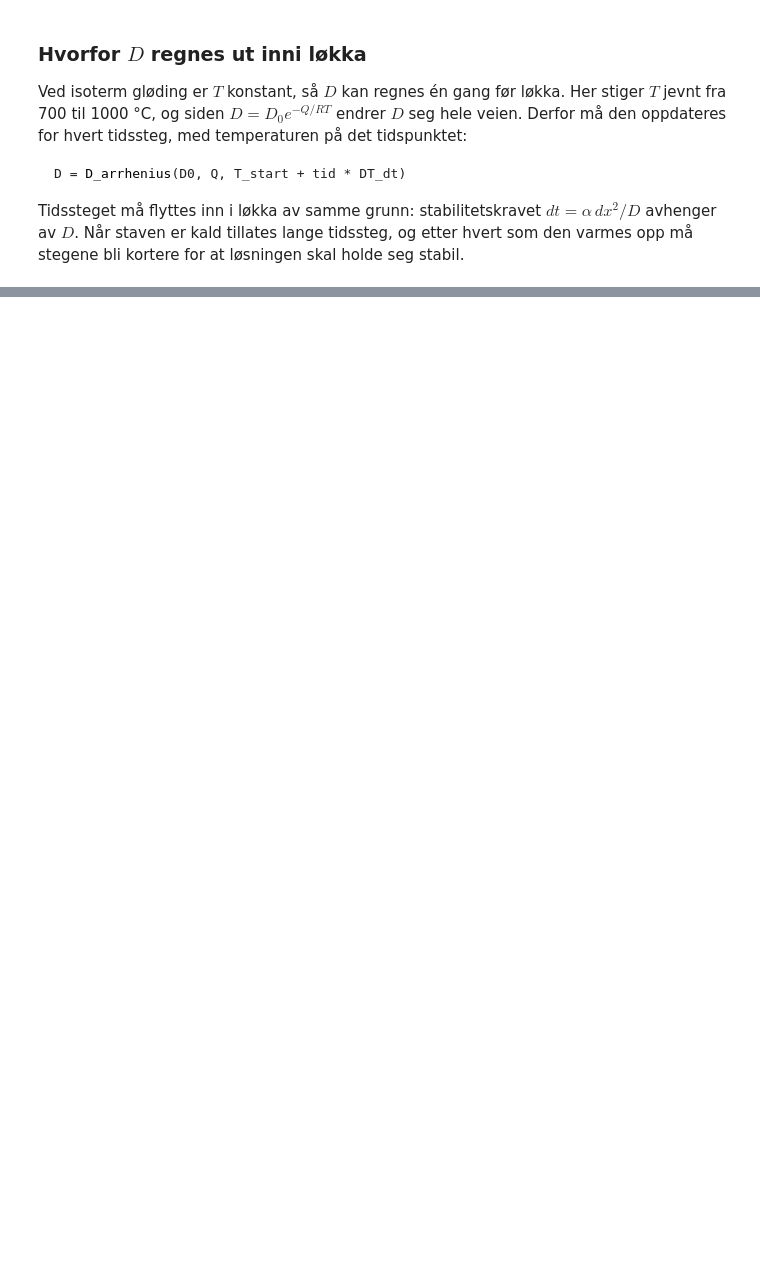
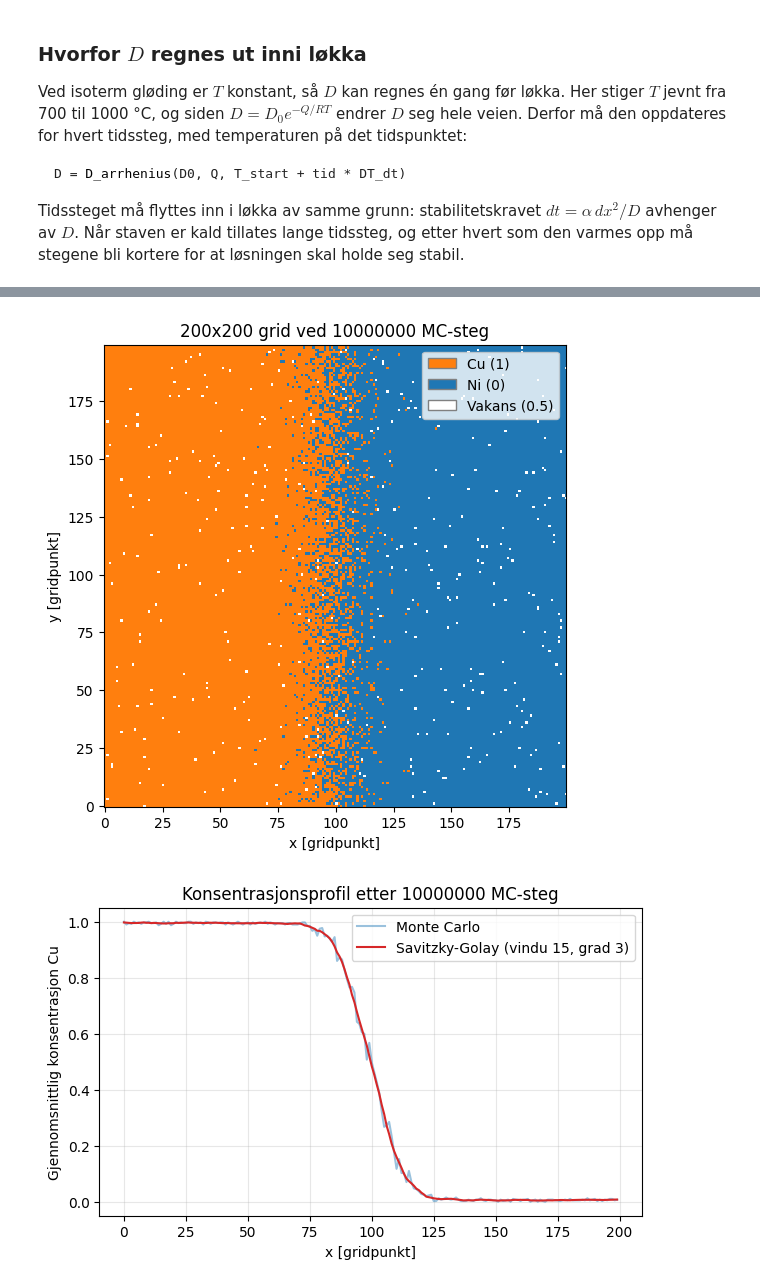
Before and after one commit to hedkjel/TMA4260-Project1, a Jupyter notebook: Isak Work/Isak prosjekt 1.ipynb, the cells around one changed output, grey strips where cells are left out. Saved outputs shown, nothing was run; the diff lists cells and outputs as text; code cells hidden in the pictures; blank space fills up the shorter version.

```diff
--- a/Isak Work/Isak prosjekt 1.ipynb
+++ b/Isak Work/Isak prosjekt 1.ipynb
@@ -323,11 +326,13 @@ Antall itterasjoner: 637
 # %%
+#---------------------------------------------------------------------
 #Monte carlo tilnærming for å finne ficks første lov gjennom vakanser
+#---------------------------------------------------------------------
 
 #----------- Parametere -----------------
-x_grid = 60
+x_grid = 200
 y_grid = 200
-Monte_carlo_steg = 10e6
-volum_vakans = 0.1 # prosent
+Monte_carlo_steg = 1e6*10
+volum_vakans = 1 # prosent
 
 Monte_carlo_steg = int(Monte_carlo_steg)
 volum_vakans = volum_vakans/100
@@ -373,33 +378,33 @@ farger = ListedColormap(['tab:blue', 'white', 'tab:orange'])
 norm = BoundaryNorm([-0.25, 0.25, 0.75, 1.25], farger.N)
 plt.figure(figsize=(6, 6))
 plt.imshow(Grid.T, cmap=farger, norm=norm, origin='lower', interpolation='nearest')
 plt.xlabel('x [gridpunkt]')
 plt.ylabel('y [gridpunkt]')
 plt.title(f'{x_grid}x{y_grid} grid ved {Monte_carlo_steg} MC-steg')
 plt.legend(handles=[Patch(facecolor='tab:orange', edgecolor='grey', label='Cu (1)'),Patch(facecolor='tab:blue', edgecolor='grey', label='Ni (0)'),Patch(facecolor='white', edgecolor='grey', label='Vakans (0.5)')],loc='upper right')
 plt.show()
 
 #------------- Gjennomsnittskonsentrasjon per x-posisjon --------
 # snittet over alle y for hver x, dvs. np.mean(Grid[i,:]) for i = 0..x_grid-1
 snitt = Grid.mean(axis=1)
 x_punkter = np.arange(x_grid)
 
-# Filtrering: Savitzky-Golay. Legger et polynom av lav grad gjennom et glidende vindu
-# rundt hvert punkt, i stedet for ett polynom over hele profilen. Stoerre vindu gir
-# glattere kurve, men runder ogsaa av selve skillet i midten.
 from scipy.signal import savgol_filter
 
 vindu = 15   # antall gridpunkter i vinduet, maa vaere oddetall
 grad = 3     # graden paa polynomet i hvert vindu
 snitt_glattet = savgol_filter(snitt, vindu, grad, mode='nearest')
 
 plt.figure(figsize=(7, 4))
 plt.plot(x_punkter, snitt, '-', ms=3, alpha=0.45, label='Monte Carlo')
 plt.plot(x_punkter, snitt_glattet, '-', lw=1.5, color='tab:red', label=f'Savitzky-Golay (vindu {vindu}, grad {grad})')
 plt.xlabel('x [gridpunkt]')
 plt.ylabel('Gjennomsnittlig konsentrasjon Cu')
 plt.title(f'Konsentrasjonsprofil etter {Monte_carlo_steg} MC-steg')
 plt.ylim(-0.05, 1.05)
 plt.grid(alpha=0.3)
 plt.legend()
 plt.show()
+# %% [output]
+[figure, added]
+[figure, added]
```
Also changed, not shown: parts of 5 cells of this notebook.
